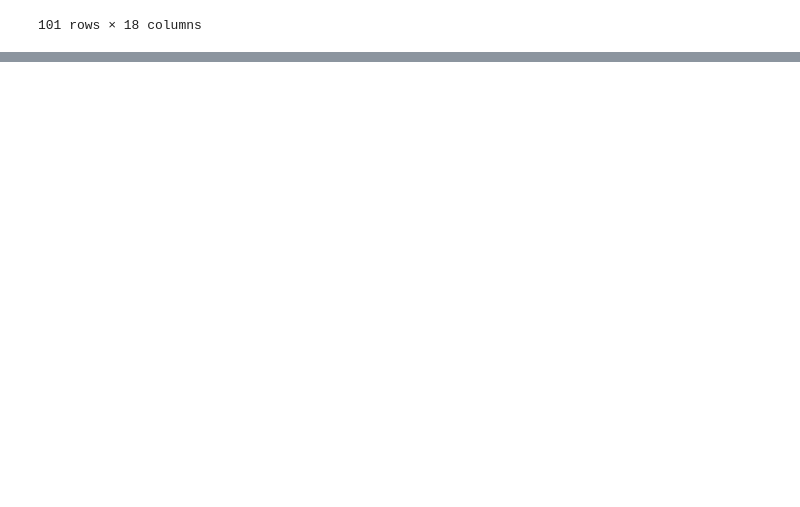
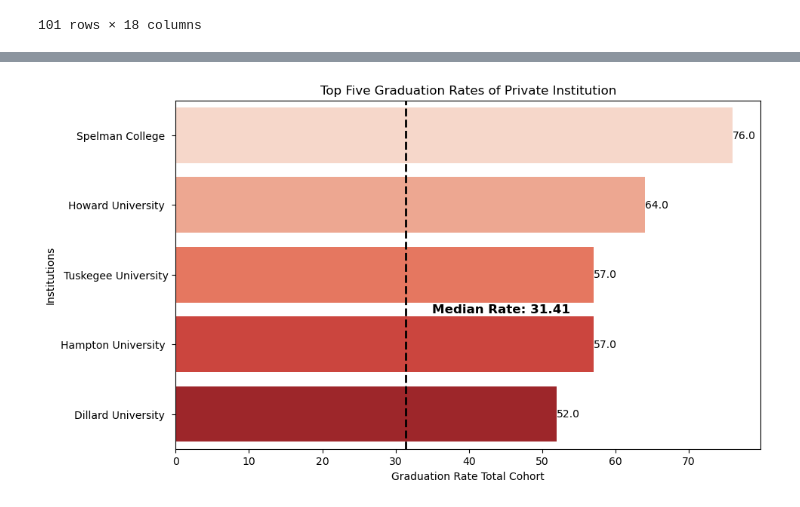
Before and after one commit to mhm516/HBCU_Analysis_Capstone, a Jupyter notebook: notebook/school_stats.ipynb, the cells around one changed output, grey strips where cells are left out. Saved outputs shown, nothing was run; the diff lists cells and outputs as text; code cells hidden in the pictures; blank space fills up the shorter version.

```diff
--- a/notebook/school_stats.ipynb
+++ b/notebook/school_stats.ipynb
@@ -650,3 +747,6 @@ desig_grad_rates
 | 99 | 237899 | West Virginia State University | WV | 1 | 4-year public | 237899 | West Virginia State University | ... |
 | 100 | 243665 | University of the Virgin Islands | VI | 1 | 4-year public | 243665 | University of the Virgin Islands | ... |
 101 rows × 18 columns
+# %%
+public_grads= desig_grad_rates[desig_grad_rates.iloc[:, 3] == 1]
+private_grads= desig_grad_rates[desig_grad_rates.iloc[:, 3] == 3]
@@ -652,0 +782,6 @@ desig_grad_rates
+# %%
+top_priv_grads=private_grads.iloc[:, 7].nlargest(5)
+private_grads_10=top_priv_grads.reset_index(drop=False)
+index_values2 = private_grads_10['index']
+x1=private_grads.loc[index_values2]
+x1
@@ -652,0 +795,6 @@ desig_grad_rates
+# %%
+cols= x1.columns.tolist()
+cols[7]="Graduation_Rate_Total"
+cols[11]="Xfer_Out_Rate"
+x1.columns=cols
+x1
@@ -652,0 +808,16 @@ desig_grad_rates
+# %%
+plt.figure(figsize=(10, 6))
+sns.barplot(x="Graduation_Rate_Total", y="Institution", data=x1, palette="Reds")
+plt.xlabel('Graduation Rate Total Cohort')
+plt.ylabel('Institutions')
+plt.title('Top Five Graduation Rates of Private Institution')
+plt.axvline(x=31.41, color='black', linestyle='--', linewidth=2)
+plt.text(35, len(x1) / 2, 'Median Rate: 31.41', va='center', ha='left', color='black', fontsize=12, fontweight='bold')
+
+for index, value in enumerate(x1["Graduation_Rate_Total"]):
+    plt.text(value, index, str(value), va='center')
+
+plt.savefig('../maps/private_grad_rates.png',bbox_inches='tight',dpi=300)
+plt.show()
+# %% [output]
+[figure, added]
```
Also changed, not shown: parts of 25 cells of this notebook.
